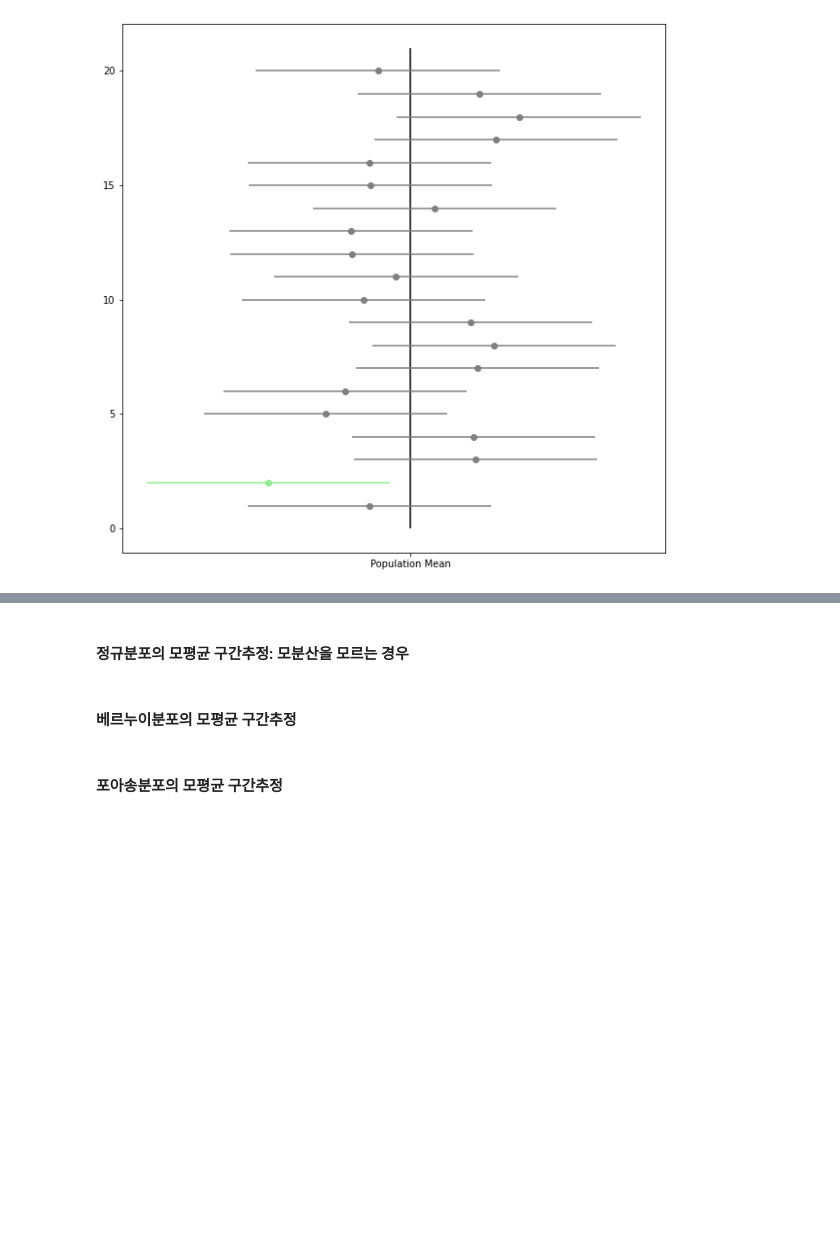
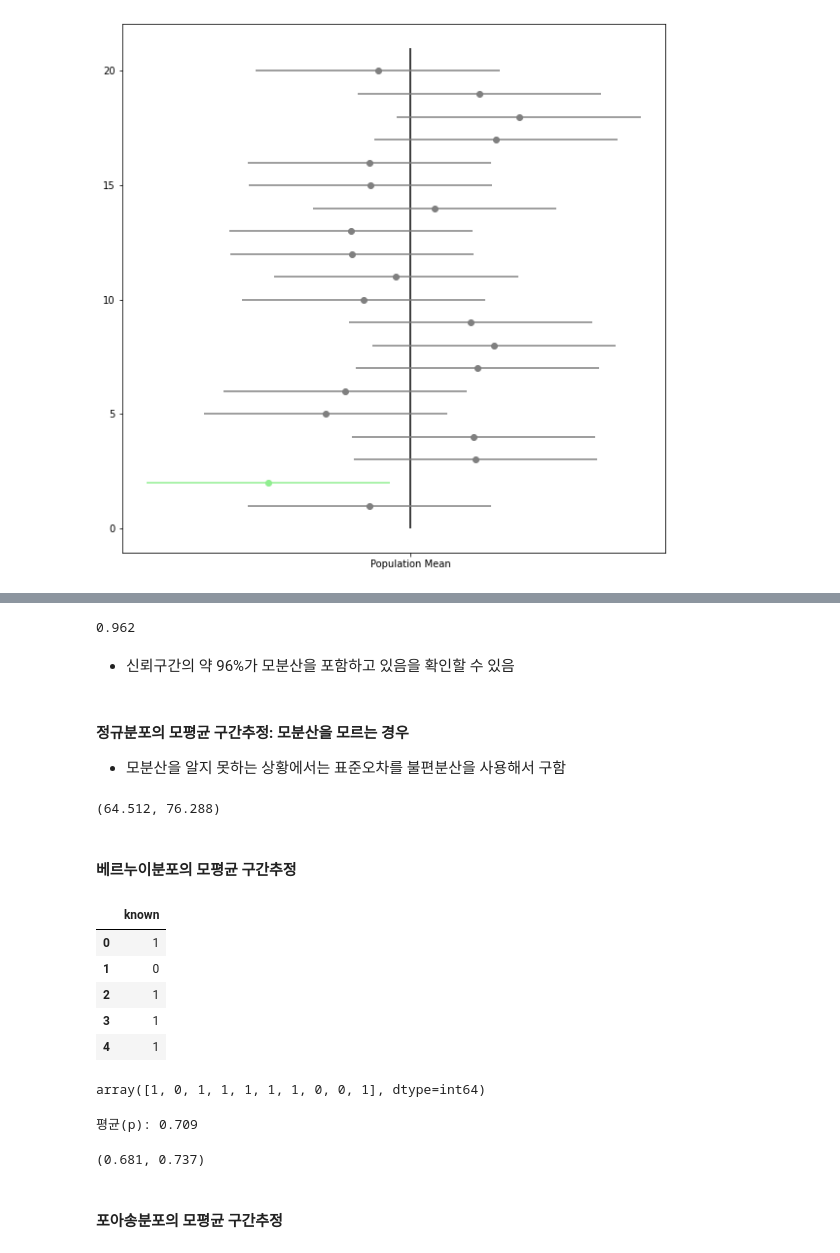
Before and after one commit to choi-aerim/cakd7_class, a Jupyter notebook: m3_ 통계/Statistics_3.ipynb, the cells around one changed output, grey strips where cells are left out. Saved outputs shown, nothing was run; the diff lists cells and outputs as text; code cells hidden in the pictures; blank space fills up the shorter version.

```diff
--- a/m3_ 통계/Statistics_3.ipynb
+++ b/m3_ 통계/Statistics_3.ipynb
@@ -207,6 +309,74 @@ plt.show()
+# %%
+rv = stats.chi2(df = n-1)
+
+cnt = 0
+
+for sample_ in samples:
+    u_var_ = np.var(sample_, ddof = 1)
+
+    lcl = (n-1) * u_var_ / rv.isf(0.025)
+    ucl = (n-1) * u_var_ / rv.isf(0.975)
+
+    if lcl <= p_var <= ucl:
+        cnt += 1
+
+cnt / len(samples)
+# %% [output]
+0.962
+# %% [markdown]
+- 신뢰구간의 약 96%가 모분산을 포함하고 있음을 확인할 수 있음
 # %% [markdown]
 #### 정규분포의 모평균 구간추정: 모분산을 모르는 경우
+- 모분산을 알지 못하는 상황에서는 표준오차를 불편분산을 사용해서 구함
+# %%
+rv = stats.t(df = n-1)
+
+lcl = s_mean - rv.isf(0.025) * np.sqrt(u_var/n)
+ucl = s_mean - rv.isf(0.975) * np.sqrt(u_var/n)
+
+lcl, ucl
+# %% [output]
+(64.512, 76.288)
 # %% [markdown]
 #### 베르누이분포의 모평균 구간추정
+# %%
+# 자료 불러오기
+## 1. 상품 A를 알고 있음, 0. 상품 A를 알지 못함
+
+enquete_df = pd.read_csv('ch10_enquete.csv')
+display(enquete_df.head())
+
+
+# 데이터프레임 -> 배열화
+
+enquete = np.array(enquete_df['known'])
+n = len(enquete)
+enquete[:10]
+# %% [output]
+|  | known |
+| 0 | 1 |
+| 1 | 0 |
+| 2 | 1 |
+| 3 | 1 |
+| 4 | 1 |
+array([1, 0, 1, 1, 1, 1, 1, 0, 0, 1], dtype=int64)
+# %%
+## X ~ Bern(p)
+
+## 평균(p) 구하기
+s_mean = enquete.mean()
+print(f'평균(p): {s_mean}')
+
+
+## 신뢰구간 구하기
+rv = stats.norm()
+
+lcl = s_mean - rv.isf(0.025) * np.sqrt(s_mean * (1 - s_mean)/len(enquete))
+ucl = s_mean - rv.isf(0.975) * np.sqrt(s_mean * (1 - s_mean)/len(enquete))
+
+lcl, ucl
+# %% [output]
+평균(p): 0.709
+(0.681, 0.737)
 # %% [markdown]
 #### 포아송분포의 모평균 구간추정
```
Also changed, not shown: parts of 28 cells of this notebook, 1 other file.
